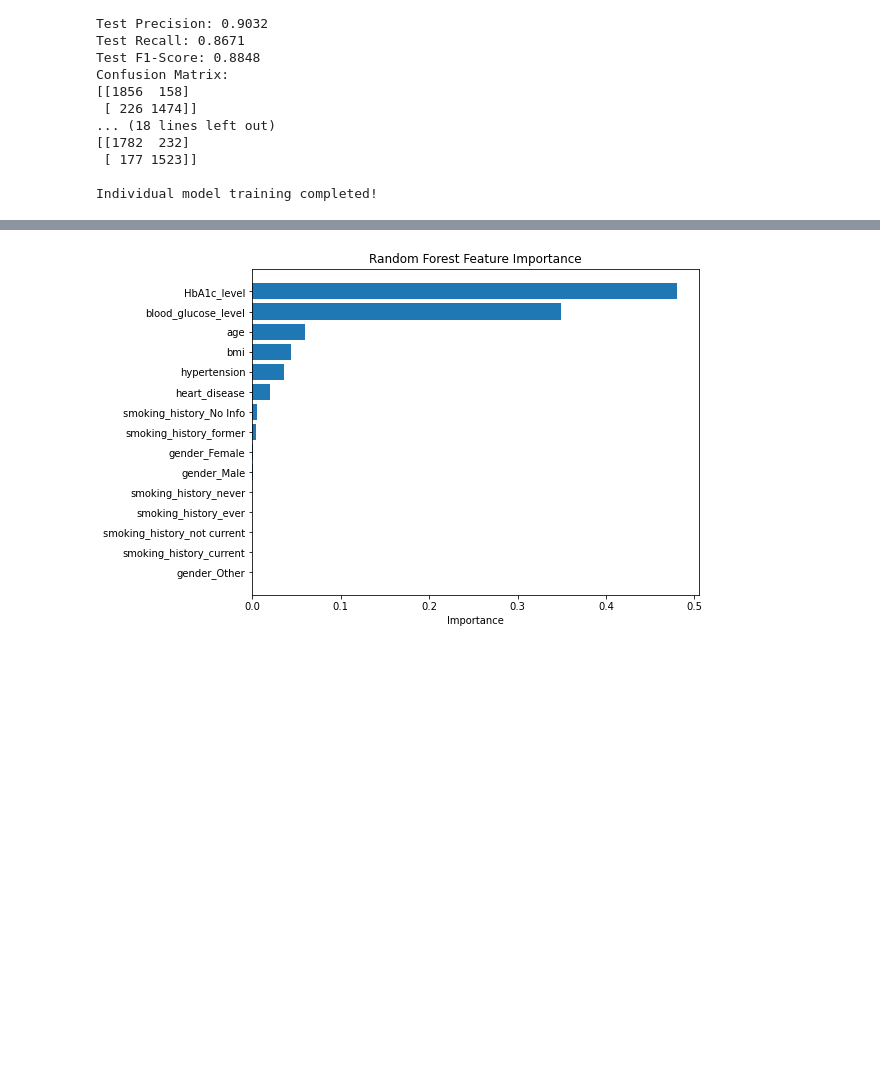
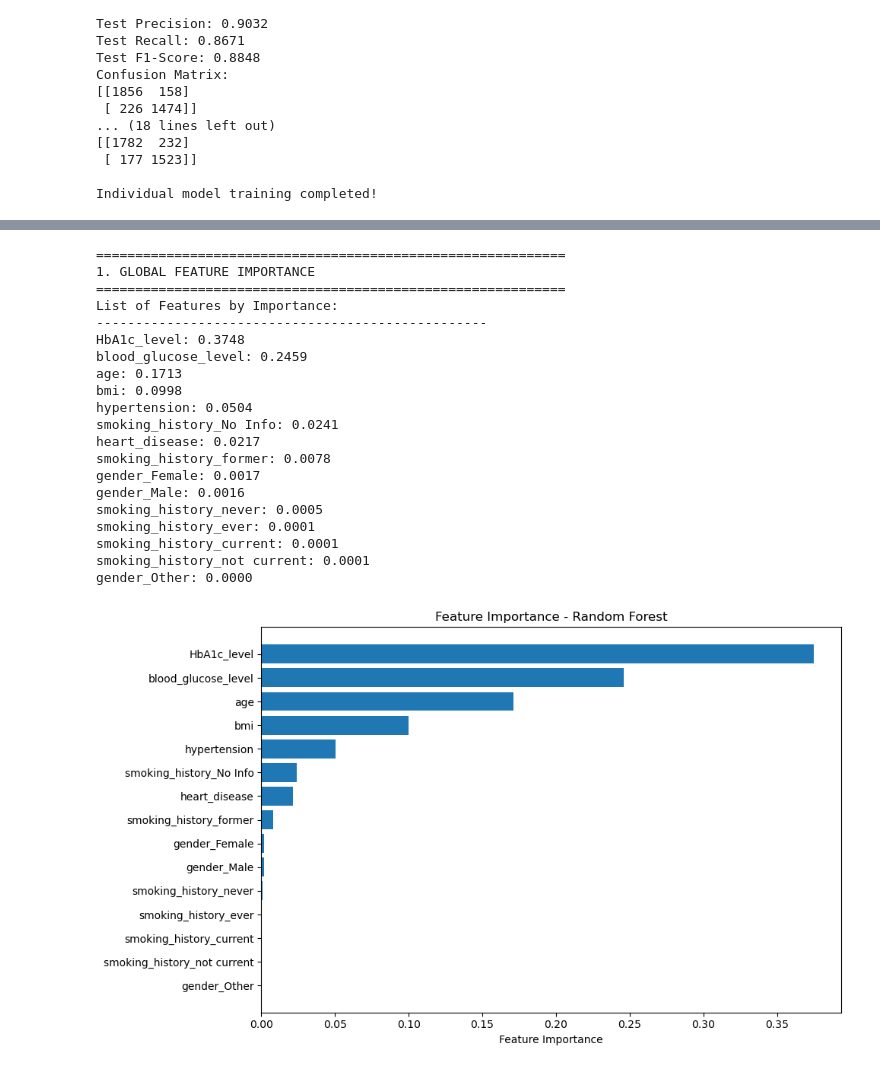
Before and after one commit to tinashejima/Python, a Jupyter notebook: my-project-code/diabetes-pipeline.ipynb, the cells around one changed output, grey strips where cells are left out. Cells and saved outputs as stored; diff of their text form; code cells hidden in the pictures; blank space fills up the shorter version.

```diff
--- a/my-project-code/diabetes-pipeline.ipynb
+++ b/my-project-code/diabetes-pipeline.ipynb
@@ -257,7 +257,7 @@ X_test_scaled = scaler.transform(X_test)
 # %%
 # Initializing models
 models = {
-    'Random Forest': RandomForestClassifier( class_weight='balanced', random_state=42, max_depth=3),
+    'Random Forest': RandomForestClassifier(n_estimators=100, class_weight='balanced', random_state=42, n_jobs=-1, max_depth=3),
     'Logistic Regression': LogisticRegression(class_weight='balanced', random_state=42, max_iter=1000),
     'SVM': SVC(class_weight='balanced', random_state=42, probability=True, kernel='rbf')
 }
@@ -753,20 +535,50 @@ Feature names unseen at fit time:
 # %%
-import matplotlib.pyplot as plt
-import pandas as pd
+print("\n" + "="*60)
+print("1. GLOBAL FEATURE IMPORTANCE")
+print("="*60)
 
-# Get feature importances (averaged if ensemble is stacking/voting)
-importances = individual_models['Random Forest'].feature_importances_
+# Built-in Feature Importance
+feature_importance = best_model.feature_importances_
+feature_names = sample_data.columns
 
+# Create a DataFrame for better visualization
 importance_df = pd.DataFrame({
-    'Feature': X.columns,
-    'Importance': importances
-}).sort_values('Importance', ascending=True)
+    'feature': feature_names,
+    'importance': feature_importance
+}).sort_values('importance', ascending=False)
 
-# Plot
-plt.figure(figsize=(8,6))
-plt.barh(importance_df['Feature'], importance_df['Importance'])
-plt.title("Random Forest Feature Importance")
-plt.xlabel("Importance")
+print("List of Features by Importance:")
+print("-" * 50)
+for i, row in importance_df.iterrows():
+    print(f"{row['feature']}: {row['importance']:.4f}")
+
+# Plot feature importance
+plt.figure(figsize=(10, 6))
+plt.barh(importance_df['feature'], importance_df['importance'])
+plt.xlabel('Feature Importance')
+plt.title('Feature Importance - Random Forest')
+plt.gca().invert_yaxis()
+plt.tight_layout()
 plt.show()
 # %% [output]
+============================================================
+1. GLOBAL FEATURE IMPORTANCE
+============================================================
+List of Features by Importance:
+--------------------------------------------------
+HbA1c_level: 0.3748
+blood_glucose_level: 0.2459
+age: 0.1713
+bmi: 0.0998
+hypertension: 0.0504
+smoking_history_No Info: 0.0241
+heart_disease: 0.0217
+smoking_history_former: 0.0078
+gender_Female: 0.0017
+gender_Male: 0.0016
+smoking_history_never: 0.0005
+smoking_history_ever: 0.0001
+smoking_history_current: 0.0001
+smoking_history_not current: 0.0001
+gender_Other: 0.0000
-[figure, old version]
+[figure, new version]
```
Also changed, not shown: parts of 20 cells of this notebook, 3 other files.
